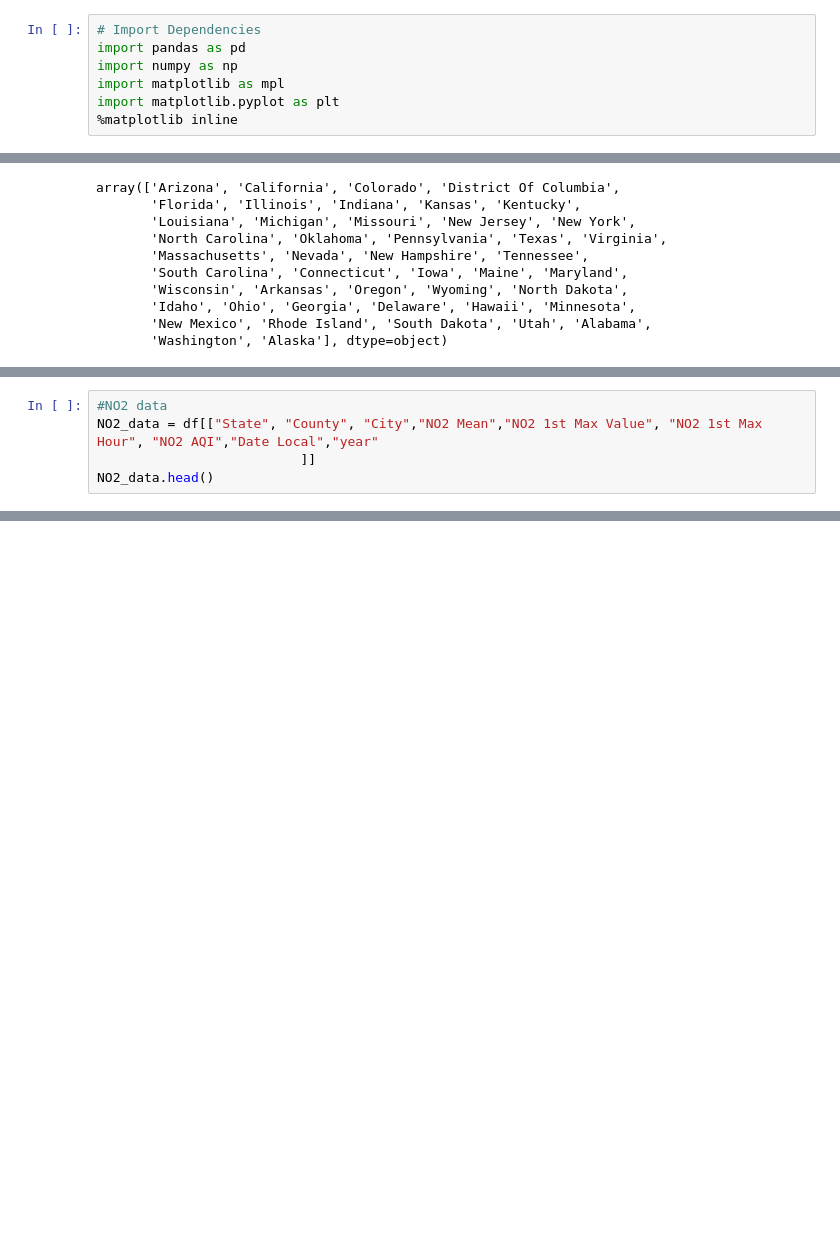
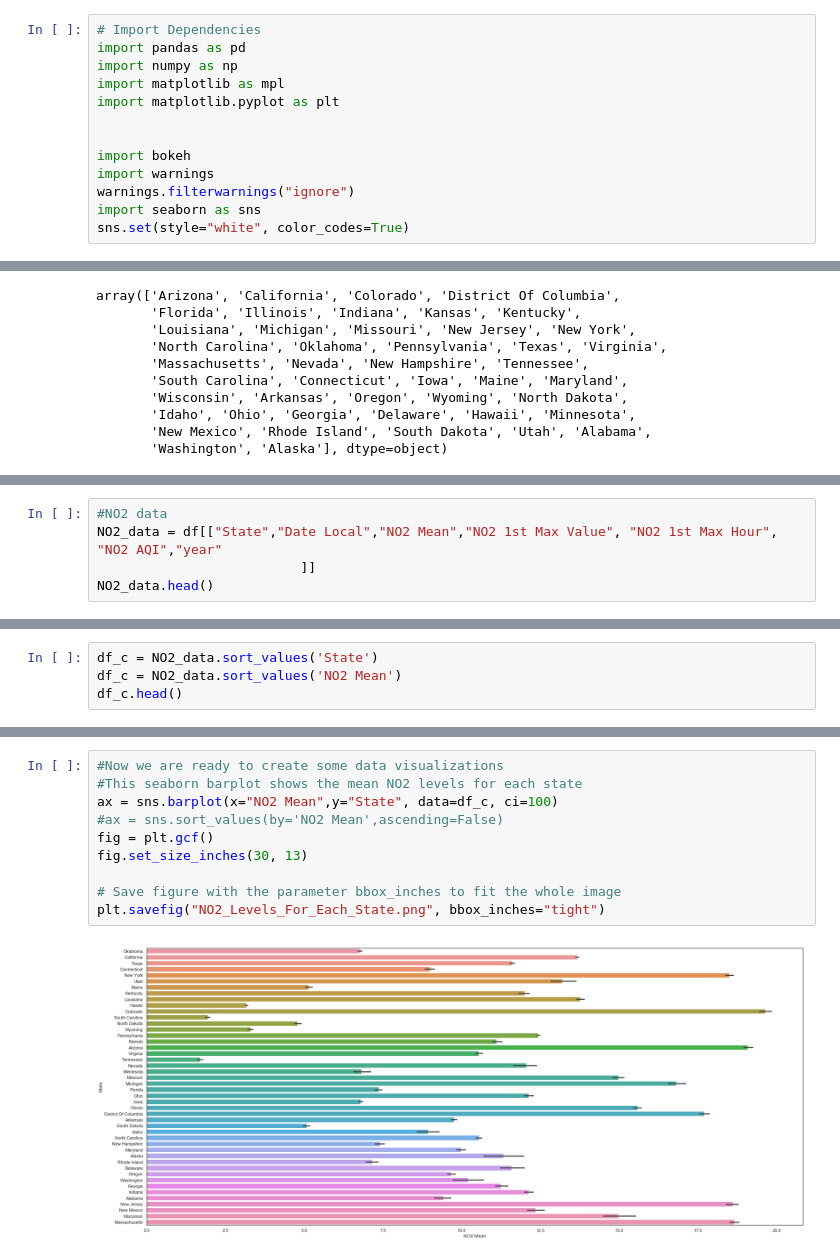
Before and after one commit to sachsjohn/Project_1_Pollution, a Jupyter notebook: Pollution Data.ipynb, the cells around one changed output, grey strips where cells are left out. Cells and saved outputs as stored; diff of their text form; blank space fills up the shorter version.

```diff
--- a/Pollution Data.ipynb
+++ b/Pollution Data.ipynb
@@ -4,7 +4,13 @@ import pandas as pd
 import numpy as np
 import matplotlib as mpl
 import matplotlib.pyplot as plt
-%matplotlib inline
+
+
+import bokeh
+import warnings
+warnings.filterwarnings("ignore")
+import seaborn as sns
+sns.set(style="white", color_codes=True)
 # %%
 # Create a reference to the CSV and import it into a Pandas DataFrame
 csv_path = "Resources/pollution_us_2000_2016.csv"
@@ -57,5 +64,5 @@ df_grouped.head()
 # %%
 #NO2 data
-NO2_data = df[["State", "County", "City","NO2 Mean","NO2 1st Max Value", "NO2 1st Max Hour", "NO2 AQI","Date Local","year"
+NO2_data = df[["State","Date Local","NO2 Mean","NO2 1st Max Value", "NO2 1st Max Hour", "NO2 AQI","year"
                           ]]
 NO2_data.head()
@@ -75,0 +76,4 @@ citycounty_grpdisplay
+# %%
+df_c = NO2_data.sort_values('State')
+df_c = NO2_data.sort_values('NO2 Mean')
+df_c.head()
@@ -76,3 +87,15 @@ citycounty_grpdisplay
+# %%
+#Now we are ready to create some data visualizations
+#This seaborn barplot shows the mean NO2 levels for each state
+ax = sns.barplot(x="NO2 Mean",y="State", data=df_c, ci=100)
+#ax = sns.sort_values(by='NO2 Mean',ascending=False)
+fig = plt.gcf()
+fig.set_size_inches(30, 13)
+
+# Save figure with the parameter bbox_inches to fit the whole image
+plt.savefig("NO2_Levels_For_Each_State.png", bbox_inches="tight")
+# %% [output]
+[figure, added]
 # %%
 #O3 data
 
```
Also changed, not shown: parts of 55 cells of this notebook, 22 other files.
